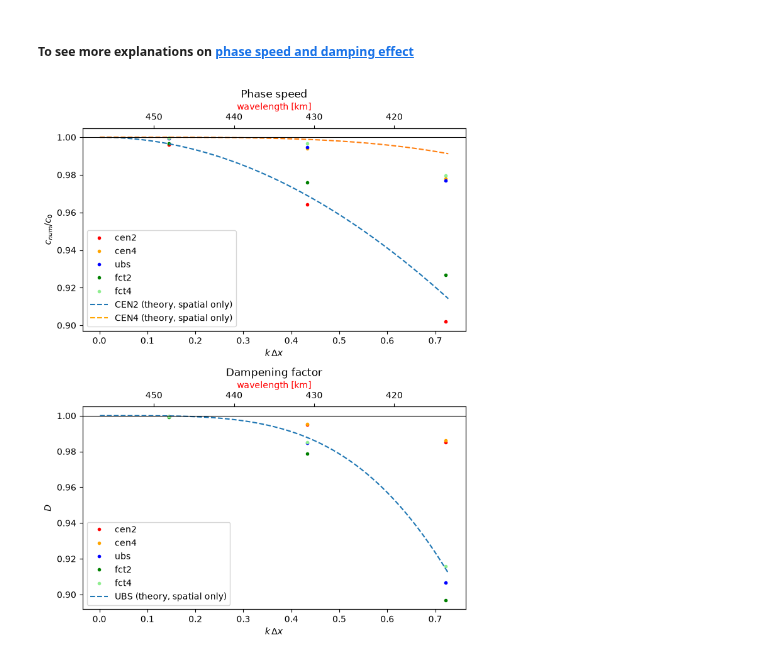
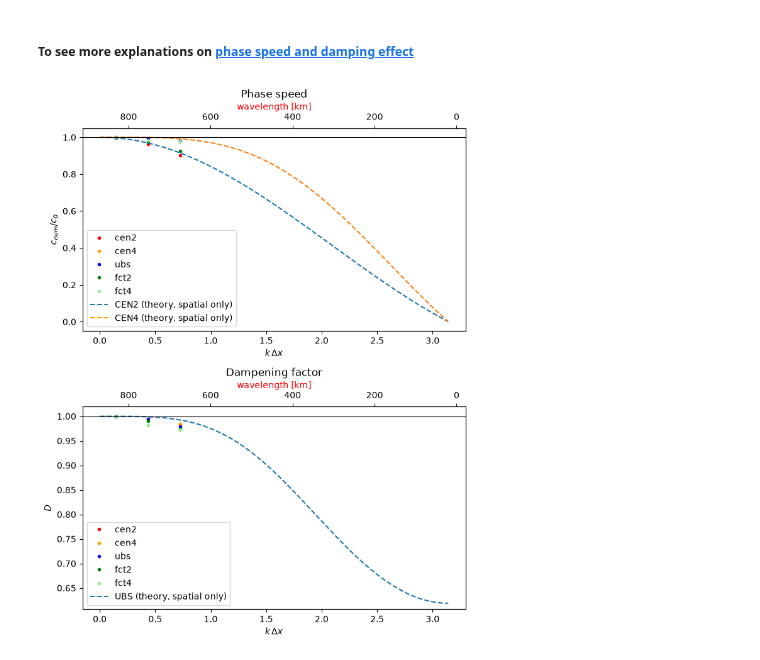
Before and after one commit to justinebuisson606/NEMO_Demonstrators, a Jupyter notebook: Demonstator 1-gauss.ipynb, the cells around one changed output. Cells and saved outputs as stored; diff of their text form; code cells hidden in the pictures.

```diff
--- a/Demonstator 1-gauss.ipynb
+++ b/Demonstator 1-gauss.ipynb
@@ -175,9 +57,8 @@ colors = {'cen2' : 'red', 'cen4' : 'orange', 'ubs' : 'blue', 'fct2' : 'green', '
 
 v= 0.5
 dx = 10000
-dt = 24*3600
-ref = []
-t = 19
+dt = 2*3600
+t = 239
 fig_salt2c, axes_salt2c = plt.subplots(3, len(w_list), figsize=(20,20))
 
 
@@ -203,7 +84,8 @@ for i, l in enumerate(w_list):
             axes_salt2c[2][i].set_ylabel(r'$Amplitude$')
             axes_salt2c[2][i].set_title(f'Spectrum of the signal at {t} days')
             axes_salt2c[2][i].legend()
-        sin0 = dataset['soce'].isel(time_counter=0, y_grid_T = 50, deptht=0)
+        traadvOFF = xr.open_dataset(rep+'CANAL_sin_traadvOFF'+str(l)+'_all_grid.nc', decode_times=False)
+        sin0 = traadvOFF['soce'].isel(time_counter=0, y_grid_T = 50, deptht=0)
         ref = np.roll(sin0, shift=v*dt*(t)/dx)
         axes_salt2c[0][i].plot(x, ref, '--',  color ='k', label = 'ref', lw=0.8)
         axes_salt2c[0][i].set_title(f"Sinusoidal distribution at {t} days")
@@ -238,7 +120,7 @@ The last row shows the spectrum of the signal, for lower spatial resolution, the
 ##### To see more explanations on [phase speed and damping effect](/NEMO_Demonstrators/recipes/cp_theory)
 # %%
 dx = 10000 #[m]
-dt = 24*3600 #[s]
+dt = 2*3600 #[s]
 c0 = 0.5 #[m/s]
 theta_max = min(np.pi, np.pi*dx/(c0*dt)) #maximum value of theta to avoid spectral aliasing
 k_max = theta_max/dx
@@ -247,8 +129,6 @@ def phase_speed(f, dx, dt):
     """f[t, x] -> k, c(k) mesuré par la rotation de phase entre pas de temps."""
     F = np.fft.rfft(f - f.mean(axis=1, keepdims=True), axis=1)
     k = 2*np.pi*np.fft.rfftfreq(f.shape[1], dx)
-    F=F[:,1:]
-    k=k[1:]
     dphi = np.angle(F[1:] / F[:-1])          # = -ω dt with numpy convention
     w = np.abs(F[1:]*F[:-1])               # amplitude weighting
     c = np.full(k.shape, np.nan)
@@ -270,54 +150,57 @@ theory_D = { #theoretical expression of c_p = ω/k for CEN2 and CEN4 for spatial
 }
 
 fig, ax = plt.subplots(2, 1, figsize=(7, 9))
+
 for scheme in scheme_list :
     for i, l in enumerate(w_list):
             dataset = xr.open_dataset(rep+'CANAL_sin_'+scheme+str(l)+'_all_grid.nc', decode_times=False)
             f = dataset['soce'].isel(y_grid_T=50, deptht=0).values
             k, c, D = phase_speed(f, dx, dt)
+            wavelength = 2*np.pi/k[1:]/1000
             k=k[k<k_max]
             c=c[:len(k)]
             D=D[:len(k)]
-            mask = D>0.01
+            mask = D>0.1
             c, D, k = c[mask], D[mask], k[mask]
             ax[0].plot(k*dx, c / c0, '.', color=colors[scheme], label = f"{scheme}")
             ax[1].plot(k*dx, D, '.', color=colors[scheme])
-ax_twin = ax[0].twiny()
-wavelength = 2*np.pi/k/1000
-ax_twin.plot(wavelength, c/c0, alpha = 0)
-plt.gca().invert_xaxis()
-ax_twin.set_xlabel('wavelength [km]', color='r')
+
 
 for name, c_th in theory.items():
     ax[0].plot(theta, c_th, '--', label=f'{name} (theory, spatial only)')
 ax[0].set_xlabel(r'$k\,\Delta x$')
 ax[0].set_ylabel(r'$c_{num}/c_0$')
 ax[0].set_title(r'Phase speed')
 ax[0].axhline(1, color='k', lw=0.8)
 
 ax[0].legend(handles=[mlines.Line2D([],[],color=colors[n],ls='None',marker='.',label = f"{n}",) for n, scheme in colors.items()]+[ mlines.Line2D([],[],ls='--',label = f"CEN2 (theory, spatial only)"), mlines.Line2D([],[],ls='--',color = 'orange', label = f"CEN4 (theory, spatial only)"),])
 
+ax_twin = ax[0].twiny()
+
+fig.gca().invert_xaxis()
+ax_twin.plot(wavelength, wavelength/wavelength.max(), '.',  alpha = 0, label=f'{name} (measured on NEMO)')
+ax_twin.set_xlabel('wavelength [km]', color='r')
 
 
-for name, c_th in theory_D.items():
-    ax[1].plot(theta, c_th, '--', label=f'{name} (theory, spatial only)')
+for name, D_th in theory_D.items():
+    ax[1].plot(theta, D_th, '--', label=f'{name} (theory, spatial only)')
 
 ax[1].axhline(1, color='k', lw=0.8)
 ax[1].set_xlabel(r'$k\,\Delta x$')
 ax[1].set_ylabel(r'$D$')
 ax[1].set_title(r'Dampening factor')
 ax[1].legend(handles=[mlines.Line2D([],[],color=colors[n],ls='None',marker='.',label = f"{n}",) for n, scheme in colors.items()]+[ mlines.Line2D([],[],ls='--',label = f"UBS (theory, spatial only)")])
 
 ax_twin = ax[1].twiny()
-wavelength = 2*np.pi/k/1000
-ax_twin.plot(wavelength, c/c0, alpha = 0)
-plt.gca().invert_xaxis()
+
+fig.gca().invert_xaxis()
+ax_twin.plot(wavelength, wavelength/wavelength.max(), '.',  alpha = 0, label=f'{name} (measured on NEMO)')
 ax_twin.set_xlabel('wavelength [km]', color='r')
-
+ax[1].set_ylim(D_th.min()*0.98, D_th.max()*1.02)
 plt.tight_layout()
 plt.show()
 # %% [output]
-[figure, old version]
+[figure, new version]
 # %%
 cen2.close()
 ubs.close()
```
Also changed, not shown: parts of 6 cells of this notebook, 5 other files.
